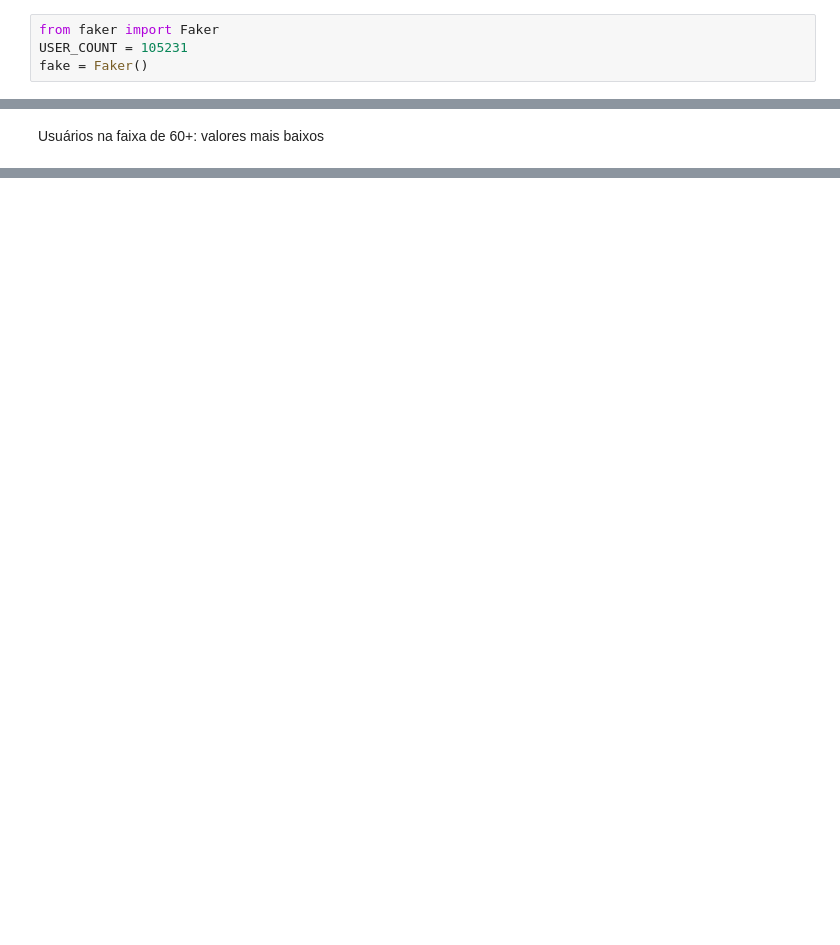
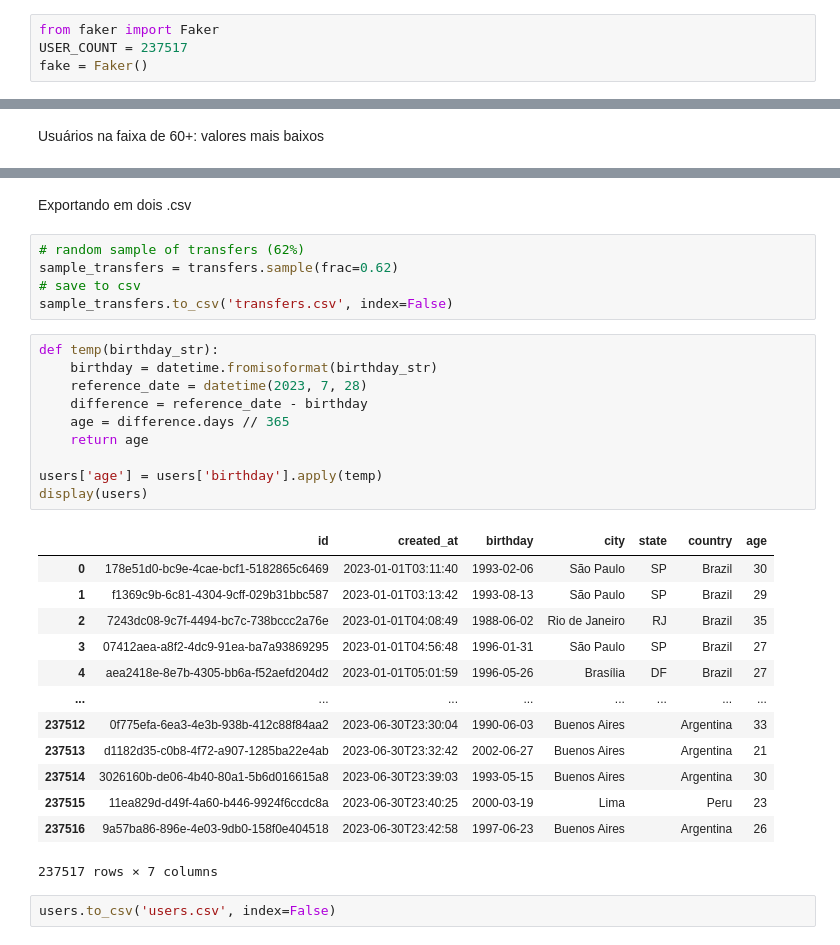
Before and after one commit to rubcube-guilhermetomiasi/mocking, a Jupyter notebook: mocking.ipynb, the cells around one changed output, grey strips where cells are left out. Saved outputs shown, nothing was run; the diff lists cells and outputs as text; blank space fills up the shorter version.

```diff
--- a/mocking.ipynb
+++ b/mocking.ipynb
@@ -2,7 +2,7 @@
 Constantes: tamanho do Mock e instância do Faker
 # %%
 from faker import Faker
-USER_COUNT = 105231
+USER_COUNT = 237517
 fake = Faker()
 # %% [markdown]
 # Funções usadas ao longo do Notebook
@@ -521,0 +720,33 @@ display(transfers)
+# %% [markdown]
+Exportando em dois .csv
+# %%
+# random sample of transfers (62%)
+sample_transfers = transfers.sample(frac=0.62)
+# save to csv
+sample_transfers.to_csv('transfers.csv', index=False)
+# %%
+def temp(birthday_str):
+    birthday = datetime.fromisoformat(birthday_str)
+    reference_date = datetime(2023, 7, 28)
+    difference = reference_date - birthday
+    age = difference.days // 365
+    return age
+
+users['age'] = users['birthday'].apply(temp)
+display(users)
+# %% [output]
+|  | id | created_at | birthday | city | state | country | age |
+| 0 | 178e51d0-bc9e-4cae-bcf1-5182865c6469 | 2023-01-01T03:11:40 | 1993-02-06 | São Paulo | SP | Brazil | 30 |
+| 1 | f1369c9b-6c81-4304-9cff-029b31bbc587 | 2023-01-01T03:13:42 | 1993-08-13 | São Paulo | SP | Brazil | 29 |
+| 2 | 7243dc08-9c7f-4494-bc7c-738bccc2a76e | 2023-01-01T04:08:49 | 1988-06-02 | Rio de Janeiro | RJ | Brazil | 35 |
+| 3 | 07412aea-a8f2-4dc9-91ea-ba7a93869295 | 2023-01-01T04:56:48 | 1996-01-31 | São Paulo | SP | Brazil | 27 |
+| 4 | aea2418e-8e7b-4305-bb6a-f52aefd204d2 | 2023-01-01T05:01:59 | 1996-05-26 | Brasília | DF | Brazil | 27 |
+| ... | ... | ... | ... | ... | ... | ... | ... |
+| 237512 | 0f775efa-6ea3-4e3b-938b-412c88f84aa2 | 2023-06-30T23:30:04 | 1990-06-03 | Buenos Aires |  | Argentina | 33 |
+| 237513 | d1182d35-c0b8-4f72-a907-1285ba22e4ab | 2023-06-30T23:32:42 | 2002-06-27 | Buenos Aires |  | Argentina | 21 |
+| 237514 | 3026160b-de06-4b40-80a1-5b6d016615a8 | 2023-06-30T23:39:03 | 1993-05-15 | Buenos Aires |  | Argentina | 30 |
+| 237515 | 11ea829d-d49f-4a60-b446-9924f6ccdc8a | 2023-06-30T23:40:25 | 2000-03-19 | Lima |  | Peru | 23 |
+| 237516 | 9a57ba86-896e-4e03-9db0-158f0e404518 | 2023-06-30T23:42:58 | 1997-06-23 | Buenos Aires |  | Argentina | 26 |
+237517 rows × 7 columns
+# %%
+users.to_csv('users.csv', index=False)
```
Also changed, not shown: parts of 22 cells of this notebook.
